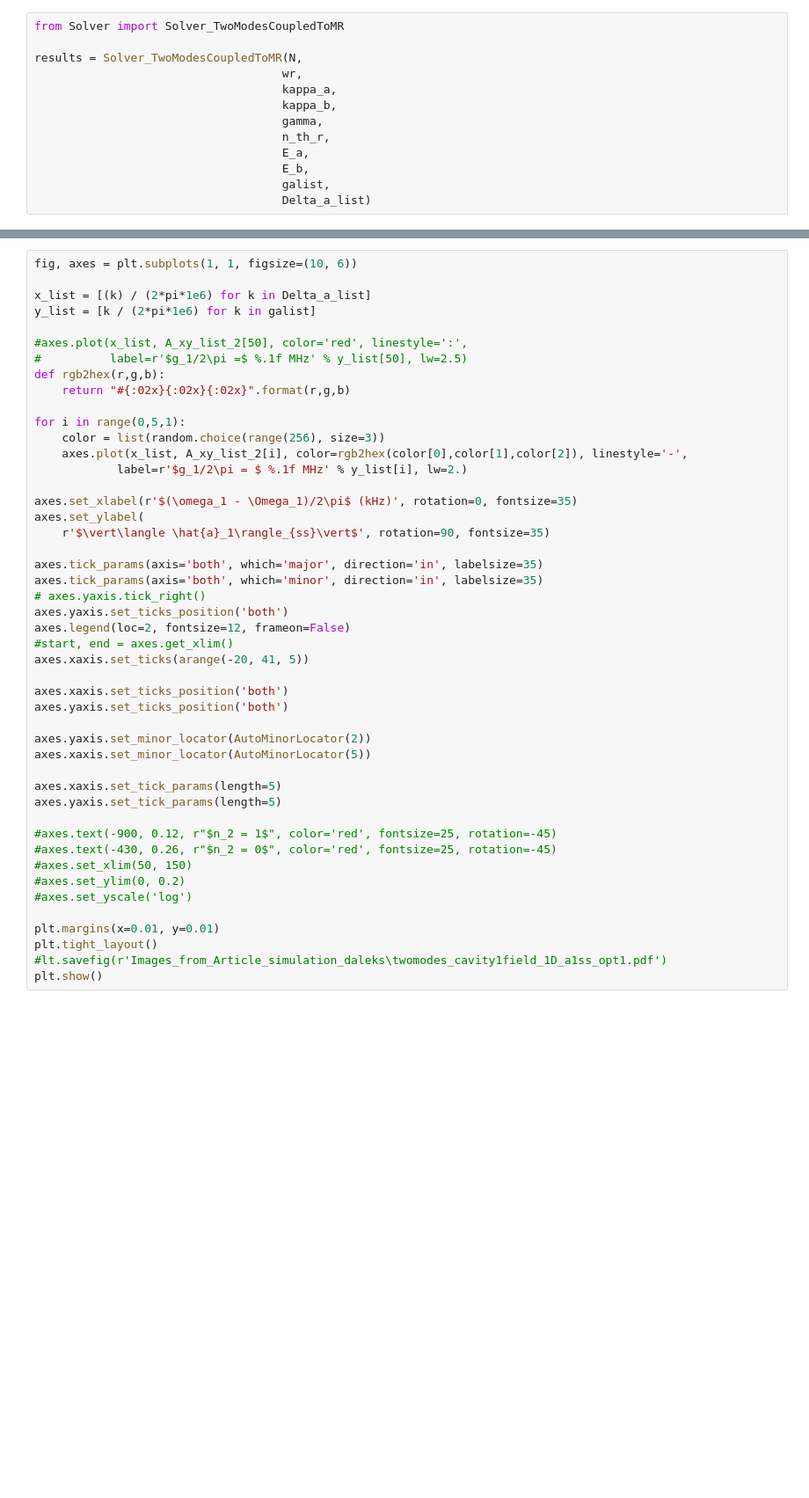
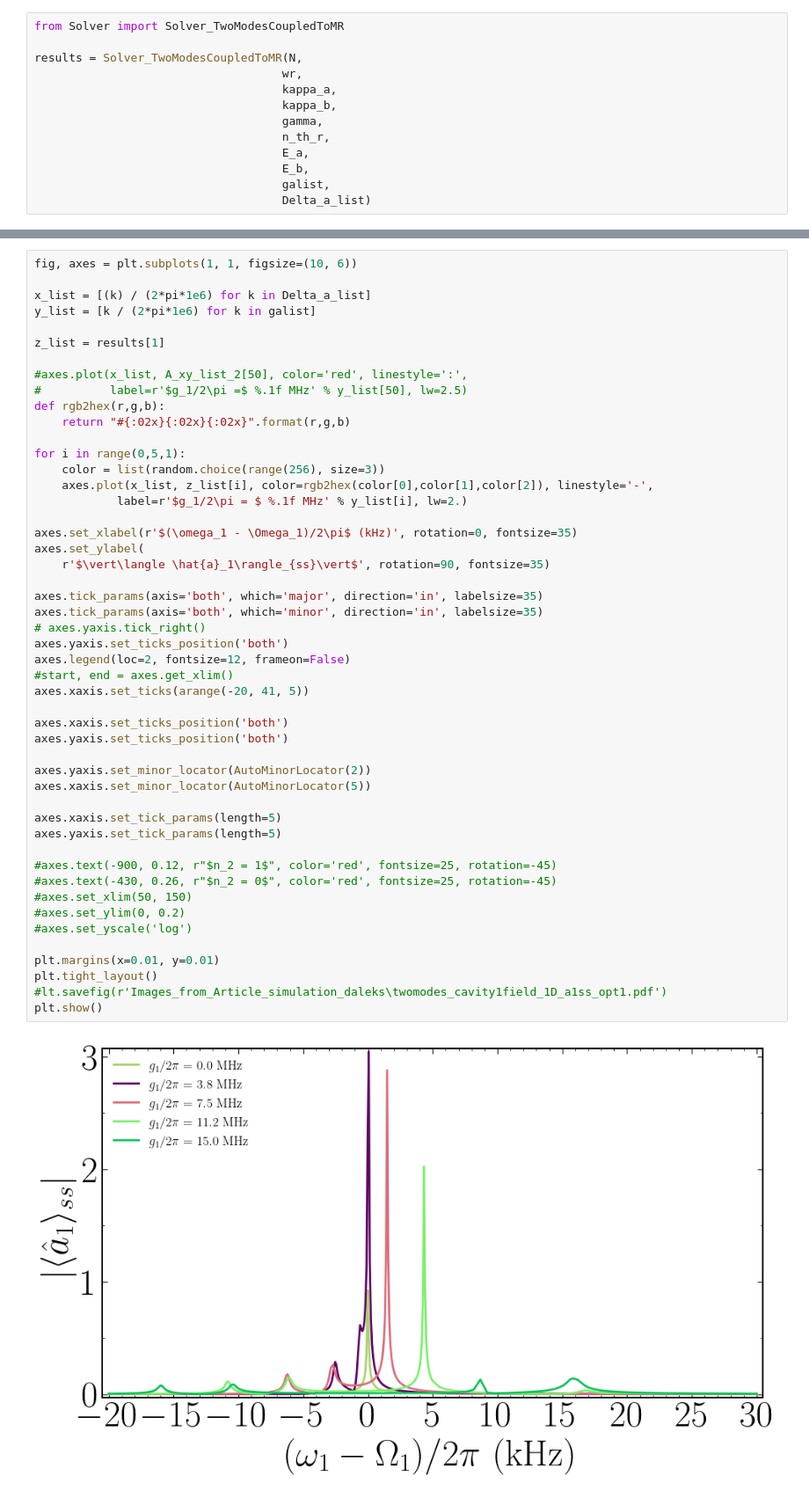
Before and after one commit to asantanah/code_for_paper, a Jupyter notebook: Artigo_simulations_.ipynb, the cells around one changed output, grey strips where cells are left out. Shown at 88% size. Drawn from its saved outputs; the diff is of its cells as text; blank space fills up the shorter version.

```diff
--- a/Artigo_simulations_.ipynb
+++ b/Artigo_simulations_.ipynb
@@ -519,6 +515,8 @@ fig, axes = plt.subplots(1, 1, figsize=(10, 6))
 
 x_list = [(k) / (2*pi*1e6) for k in Delta_a_list]
 y_list = [k / (2*pi*1e6) for k in galist]
+
+z_list = results[1]
 
 #axes.plot(x_list, A_xy_list_2[50], color='red', linestyle=':',
 #          label=r'$g_1/2\pi =$ %.1f MHz' % y_list[50], lw=2.5)
@@ -527,40 +525,42 @@ def rgb2hex(r,g,b):
 
 for i in range(0,5,1):
     color = list(random.choice(range(256), size=3))
-    axes.plot(x_list, A_xy_list_2[i], color=rgb2hex(color[0],color[1],color[2]), linestyle='-',
+    axes.plot(x_list, z_list[i], color=rgb2hex(color[0],color[1],color[2]), linestyle='-',
             label=r'$g_1/2\pi = $ %.1f MHz' % y_list[i], lw=2.)
 
 axes.set_xlabel(r'$(\omega_1 - \Omega_1)/2\pi$ (kHz)', rotation=0, fontsize=35)
 axes.set_ylabel(
     r'$\vert\langle \hat{a}_1\rangle_{ss}\vert$', rotation=90, fontsize=35)
 
 axes.tick_params(axis='both', which='major', direction='in', labelsize=35)
 axes.tick_params(axis='both', which='minor', direction='in', labelsize=35)
 # axes.yaxis.tick_right()
 axes.yaxis.set_ticks_position('both')
 axes.legend(loc=2, fontsize=12, frameon=False)
 #start, end = axes.get_xlim()
 axes.xaxis.set_ticks(arange(-20, 41, 5))
 
 axes.xaxis.set_ticks_position('both')
 axes.yaxis.set_ticks_position('both')
 
 axes.yaxis.set_minor_locator(AutoMinorLocator(2))
 axes.xaxis.set_minor_locator(AutoMinorLocator(5))
 
 axes.xaxis.set_tick_params(length=5)
 axes.yaxis.set_tick_params(length=5)
 
 #axes.text(-900, 0.12, r"$n_2 = 1$", color='red', fontsize=25, rotation=-45)
 #axes.text(-430, 0.26, r"$n_2 = 0$", color='red', fontsize=25, rotation=-45)
 #axes.set_xlim(50, 150)
 #axes.set_ylim(0, 0.2)
 #axes.set_yscale('log')
 
 plt.margins(x=0.01, y=0.01)
 plt.tight_layout()
 #lt.savefig(r'Images_from_Article_simulation_daleks\twomodes_cavity1field_1D_a1ss_opt1.pdf')
 plt.show()
+# %% [output]
+[figure, added]
 # %%
 fig, axes = plt.subplots(1, 1, figsize=(10, 7))
 # axes.imshow(neglist12_,origin="lower",aspect=1.0)
```
Also changed, not shown: parts of 11 cells of this notebook, 1 other file.
